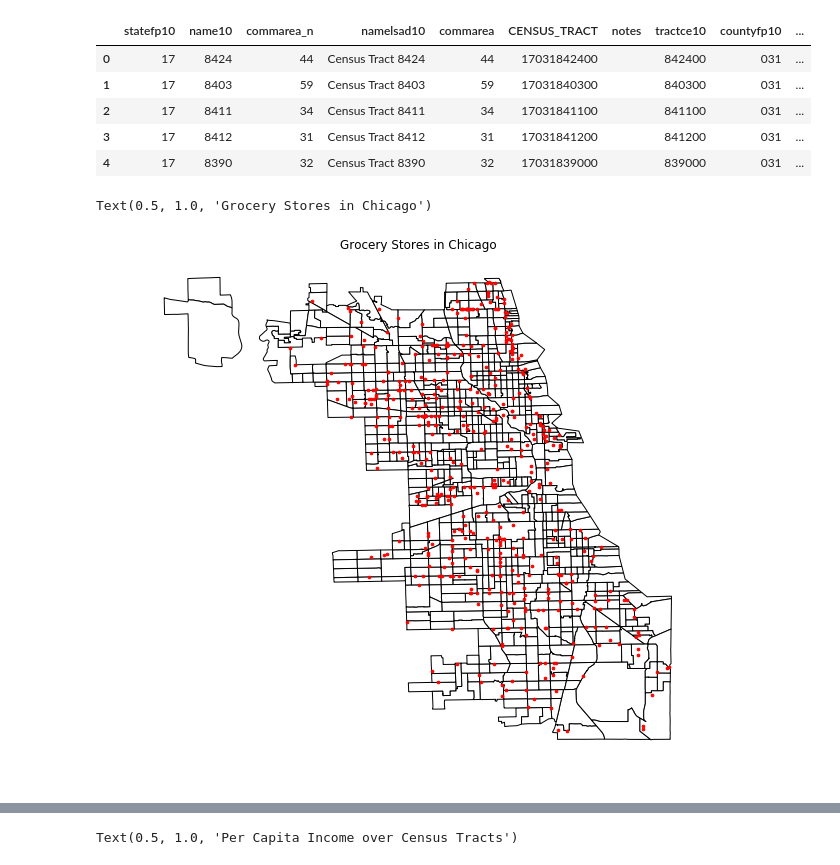
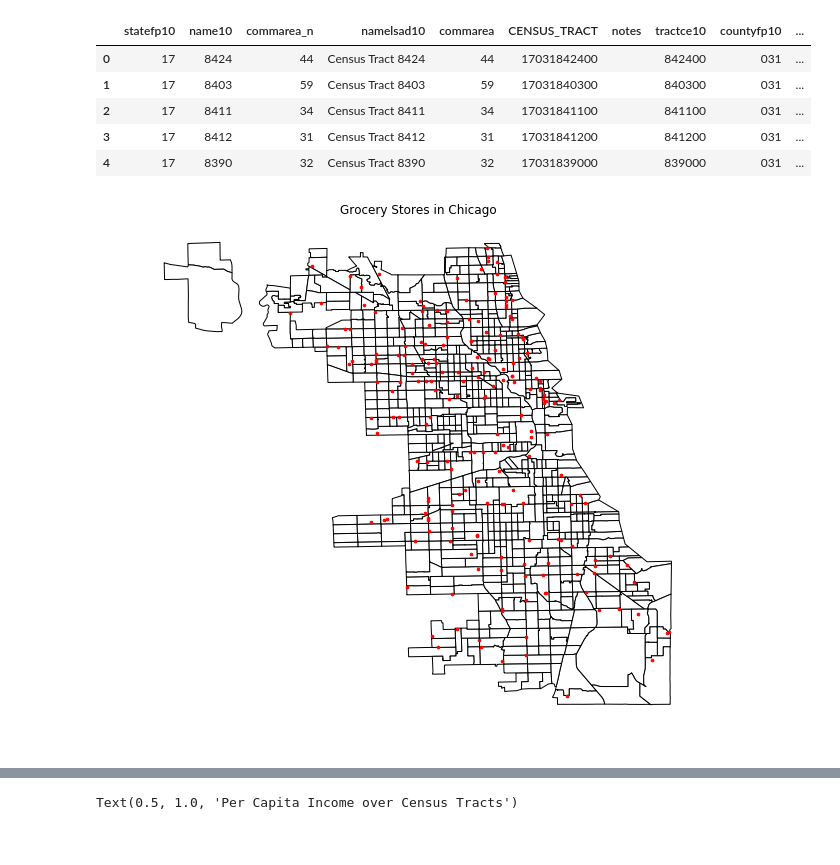
Before and after one commit to chell0011/MMA1, a Jupyter notebook: Mapping_Analysis_Master.ipynb, the cells around one changed output, grey strips where cells are left out. Drawn from its saved outputs; the diff is of its cells as text; code cells hidden in the pictures.

```diff
--- a/Mapping_Analysis_Master.ipynb
+++ b/Mapping_Analysis_Master.ipynb
@@ -75,6 +75,8 @@ grocery_path = "Data/Map_of_Grocery_Stores_-_2013.csv"
 chicago_groceries = pd.read_csv(grocery_path)
 chicago_groceries = chicago_groceries.rename(columns={"CENSUS TRACT": "CENSUS_TRACT"})
 chicago_groceries.head(1)
+huge_stores = chicago_groceries[chicago_groceries["SQUARE FEET"] > 10000]
+huge_stores.head()
 # %% [output]
 |  | STORE NAME | LICENSE ID | ACCOUNT NUMBER | SQUARE FEET | BUFFER SIZE | ADDRESS | ZIP CODE | ... |
 | 0 | BOB'S LIQUORS & GROCERIES | 957.0 | 86492.0 | 10001.0 | A | 5069 W MADISON ST | 60644 | ... |
@@ -101,17 +110,18 @@ chicago_full.head()
 # %%
 #Plot grocery stores in the form of points over census tracts
 fig, ax = plt.subplots(1, figsize=(10,10))
 ax.grid(False)
 plt.axis('off')
 chicago_census.plot(ax = ax, legend=True, edgecolor="black", color = 'white')
 chicago_groceries_gdf = geopandas.GeoDataFrame(
     chicago_groceries, geometry=geopandas.points_from_xy(chicago_groceries.LONGITUDE, chicago_groceries.LATITUDE))
-chicago_groceries_gdf.plot(ax=ax, marker="o", color="red", markersize=7)
+huge_stores_gdf = geopandas.GeoDataFrame(
+    huge_stores, geometry=geopandas.points_from_xy(huge_stores.LONGITUDE, huge_stores.LATITUDE))
+huge_stores_gdf.plot(ax=ax, marker="o", color="red", markersize=7)
 plt.title("Grocery Stores in Chicago")
-#plt.savefig('Output/GroceryStoreDots.png')
+plt.savefig('Output/GroceryStoreDots.png')
 # %% [output]
-Text(0.5, 1.0, 'Grocery Stores in Chicago')
-[figure, old version]
+[figure, new version]
 # %%
 #Plot census tracts with food desert indicator
 fig, ax = plt.subplots(1, figsize=(10,10))
```
Also changed, not shown: parts of 5 cells of this notebook, 1 other file.
